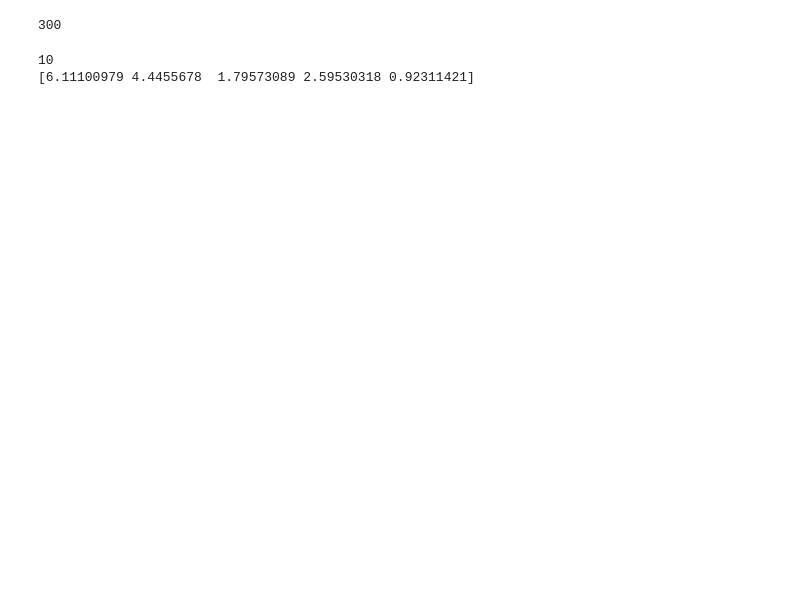
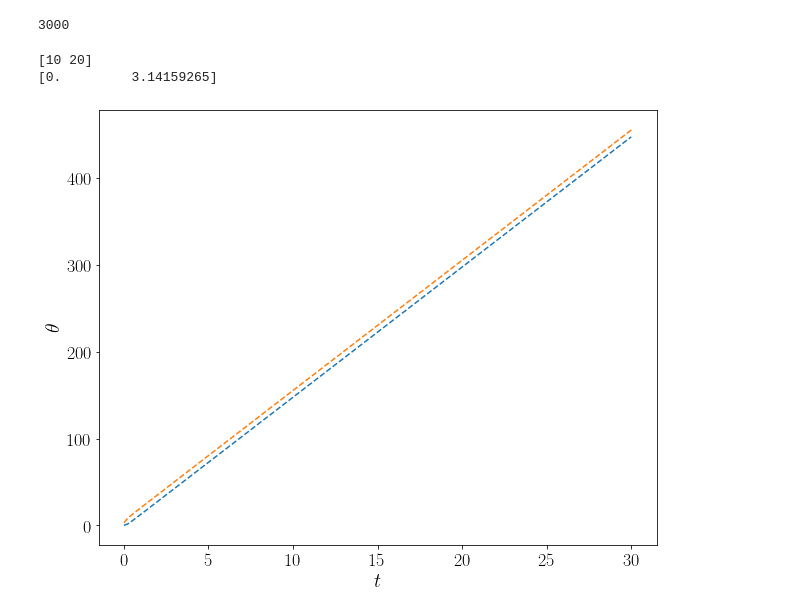
Before and after one commit to denisuzhva/KuramotoSim, a Jupyter notebook: convergenceAnalysis.ipynb, the cells around one changed output. Saved outputs shown, nothing was run; the diff lists cells and outputs as text; code cells hidden in the pictures; blank space fills up the shorter version.

```diff
--- a/convergenceAnalysis.ipynb
+++ b/convergenceAnalysis.ipynb
@@ -8,26 +8,28 @@ mpl.rc('text', usetex = True)
 mpl.rc('font', family = 'serif')
 # %%
 ## Parameters
+
 dt = 0.01 # time step (sample spacing)
-n_agents = 5 # number of agents
-k = 5 # K
+n_agents = 2 # number of agents
+k = 10 # K
 w_mul = 10 # w multiplier
-sim_time = 3. # sumulation time (in seconds)
+sim_time = 30. # sumulation time (in seconds)
 n_it = int(sim_time / dt)
 print(n_it)
 # %% [output]
-300
+3000
 # %%
 ## Init vals
 #ang_speed = w_mul * np.random.rand(n_agents)    # w
-#ang_speed = w_mul * np.arange(n_agents) / n_agents
-ang_speed = w_mul
-theta_0 = 2 * np.pi * np.random.rand(n_agents)    # theta
+ang_speed = np.power(w_mul * np.arange(1, n_agents+1), 1)
+#ang_speed = w_mul
+#theta_0 = 2 * np.pi * np.random.rand(n_agents)    # theta
+theta_0 = np.array([0, np.pi])
 print(ang_speed)
 print(theta_0)
 # %% [output]
-10
-[6.11100979 4.4455678  1.79573089 2.59530318 0.92311421]
+[10 20]
+[0.         3.14159265]
 # %%
 ## Progress recording
 thetas = np.zeros((n_agents, n_it))
@@ -48,4 +50,16 @@ for i in range(n_it):
     theta_new = theta + dt * (ang_speed + (k / n_agents) * sums_sins)
     thetas_dot[:, i] = np.divide(theta_new - theta, dt)
     theta = theta_new
+# %%
+## Plot theta
+plt.figure(figsize=(10, 8))
+for i in range(n_agents):
+    plt.plot(time_vals, thetas[i], '--')
+plt.xlabel(r'$t$', fontsize=20)
+plt.ylabel(r'$\theta$', fontsize=20)
+plt.xticks(fontsize=18)
+plt.yticks(fontsize=18)
+plt.show()
+# %% [output]
+[figure, added]
 # %%
```
Also changed, not shown: parts of 6 cells of this notebook, 25 other files.
